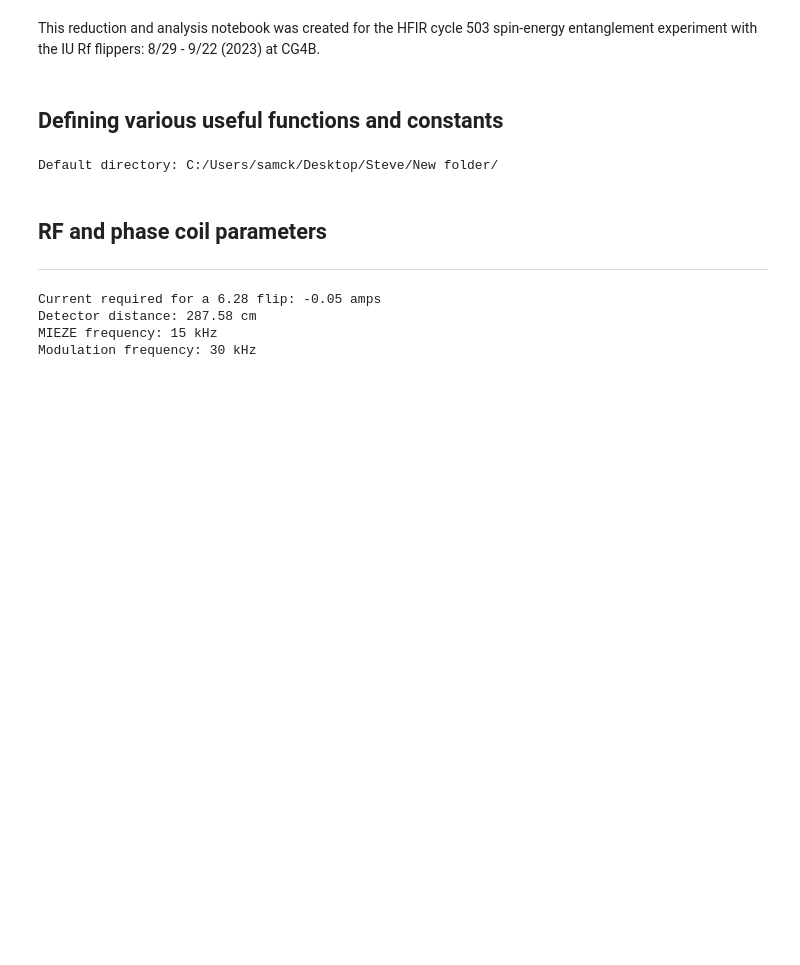
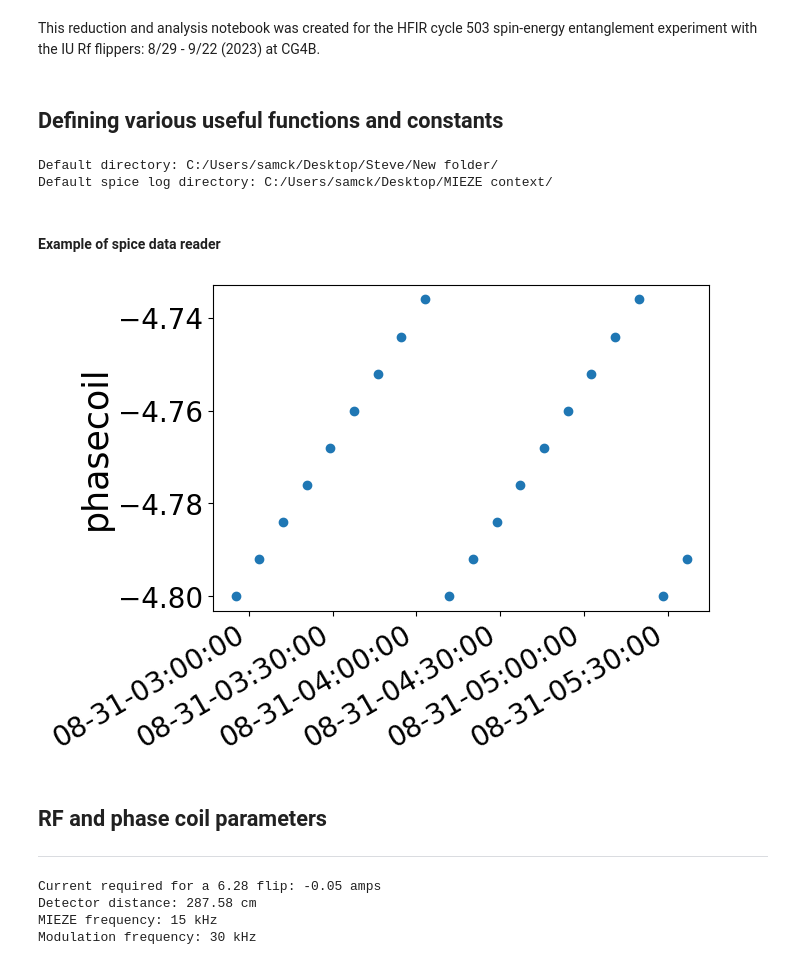
Before and after one commit to srmck/MIEZE-503, a Jupyter notebook: MIEZE_reduction.ipynb, the cells around one changed output. Cells and saved outputs as stored; diff of their text form; code cells hidden in the pictures; blank space fills up the shorter version.

```diff
--- a/MIEZE_reduction.ipynb
+++ b/MIEZE_reduction.ipynb
@@ -12,14 +12,20 @@ import matplotlib.pyplot as plt
 from scipy.optimize import curve_fit
 from os.path import isdir,isfile
 import warnings
+from datetime import datetime
+import matplotlib.dates as dates
 
 laptop_direct = "C:/Users/samck/Desktop/Steve/New folder/"  #where the data is
 desktop_direct = "C:/Users/xsm/Desktop/MIEZE_data/"
 home_direct = "C:/Users/samck/Desktop/MIEZE_data/"
 
 DEFAULT_DIRECT = laptop_direct  #can also be changed in function calls
+DEFAULT_SPICE_LOG_DIRECT = "C:/Users/samck/Desktop/MIEZE context/"
+
 assert isdir(DEFAULT_DIRECT), 'Default directory is not found!'
 print(f'Default directory: {DEFAULT_DIRECT}')
+assert isdir(DEFAULT_SPICE_LOG_DIRECT), 'Default SpICE log directory is not found!'
+print(f'Default spice log directory: {DEFAULT_SPICE_LOG_DIRECT}')
 
 SMALL_SIZE,MEDIUM_SIZE,BIGGER_SIZE = 20,25,35
 plt.rc('font', size=SMALL_SIZE)          # controls default text sizes
@@ -96,6 +102,7 @@ def get_focus(f1,f2,delta,show=False):
     return result
 # %% [output]
 Default directory: C:/Users/samck/Desktop/Steve/New folder/
+Default spice log directory: C:/Users/samck/Desktop/MIEZE context/
 # %%
 def new_reduce(subscans,print_fnames=False,print_raw=False,print_BGsub=False,print_ROI=False,print_summed=False,\
                ROI_x=(200,350),ROI_y=(200,350),tof=True,time_bins=32,clock_freq=2*15.3e3,ROI_t=(0,32),direct=DEFAULT_DIRECT):
@@ -256,9 +263,9 @@ def mega_fit(tof,f=lambda x,amp,freq,phase,shim: cos(x,amp,freq,phase,shim,0),sh
         plt.show()
     return fits,errors
 
-def spice_log_reader(scan,direct=DEFAULT_DIRECT,show=False):
+def spice_log_reader(scan,direct=DEFAULT_SPICE_LOG_DIRECT,show=False):
     """Finds the scan parameters from the Spice logfile.txt file.
-    Returns scan number, scan title, and SpICE motor settings."""
+    Returns scan number, scan title, date/time, and SpICE motor settings."""
     assert isdir(direct), 'Spice logfile.txt directory was not found!'
     assert isfile(direct+"logfile.txt"), 'Spice logfile.txt was not found!'
 
@@ -266,18 +273,44 @@ def spice_log_reader(scan,direct=DEFAULT_DIRECT,show=False):
         lines = log.readlines()
         for indx,line in enumerate(lines):
             if line.find(f'# scan = {scan}') != -1:
-                title = lines[indx+10][15:-2]  #line numbers determined by SpICE
+                title = lines[indx+10][15:-1]  #line numbers determined by SpICE
+                date = datetime.strptime(lines[indx+1][9:-1],'%m/%d/%Y').date()
+                time = datetime.strptime(lines[indx+2][9:-1],'%I:%M:%S %p').time()
+                full_time = datetime.combine(date,time)  #for matplotlib
                 parameters = lines[indx+24].split()
                 values = lines[indx+25].split()
                 for indx,v in enumerate(values):
                     try: values[indx]=float(v)
                     except: pass  #should fail if not a number
-    settings = dict(zip(parameters,values))
-    if show:
-        print(f'Scan: {scan}:')
-        print(f'Title: {title}')
-        print(f'Parameter list: \n {settings}')
-    return scan,title,settings
+        try:
+            settings = dict(zip(parameters,values))
+            if show:
+                print(f'Scan: {scan}')
+                print(f'Title: {title}')
+                print(f'Date: {date}')
+                print(f'Time: {time}')
+                print(f'Parameter list: \n {settings}')
+            return scan,title,full_time,settings
+        except:
+            print(f'Scan {scan} not found!')
+# %% [markdown]
+#### Example of spice data reader
+# %%
+TIMES = []
+PHASES = []
+for i in range(200,220):
+    _,_,t,p = spice_log_reader(i,show=False)
+    PHASES.append(p['phasecoil'])
+    TIMES.append(t)
+
+fig, ax = plt.subplots()  #example of plotting with time
+plt.plot(TIMES,PHASES,'o')
+plt.ylabel('phasecoil')
+plt.gcf().autofmt_xdate()
+ax.xaxis.set_major_formatter(dates.DateFormatter("%m-%d-%H:%M:%S"))
+plt.show()
+# %% [output]
+[figure, added]
 # %% [markdown]
 ## RF and phase coil parameters
 ***
```
Also changed, not shown: parts of 2 cells of this notebook.
